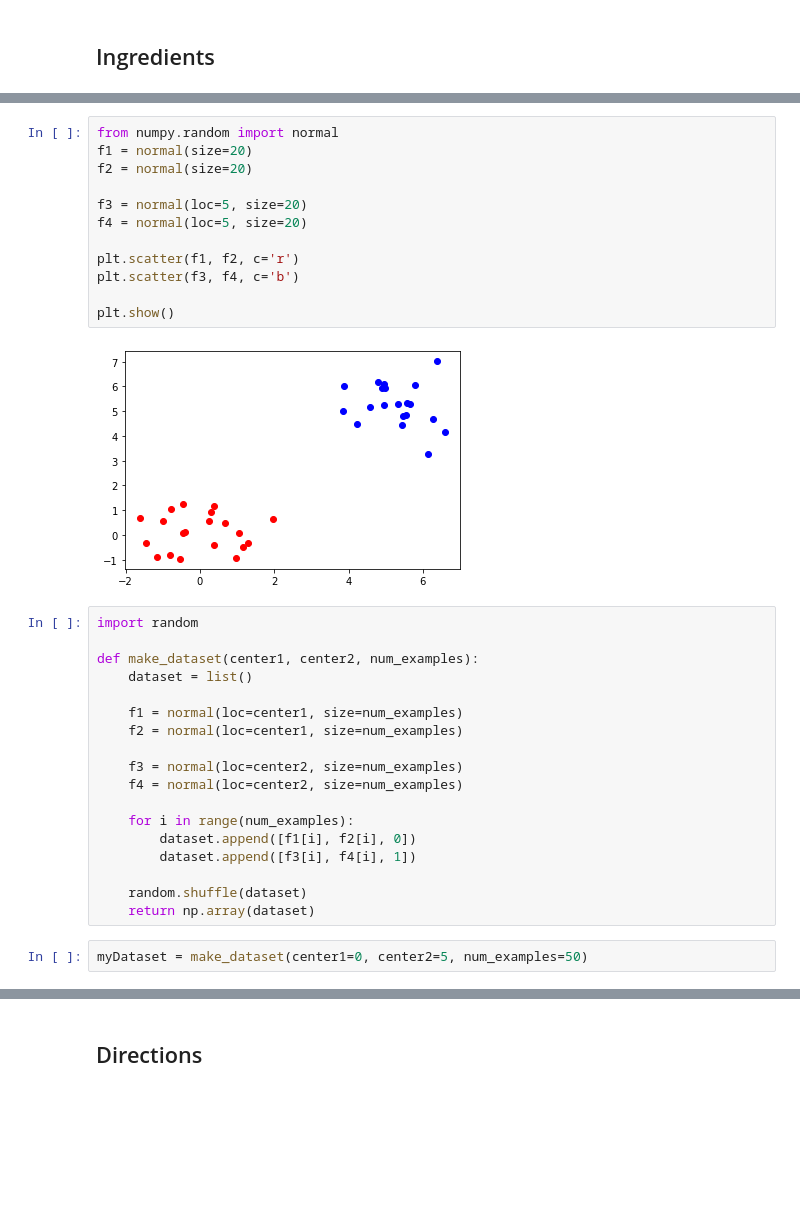
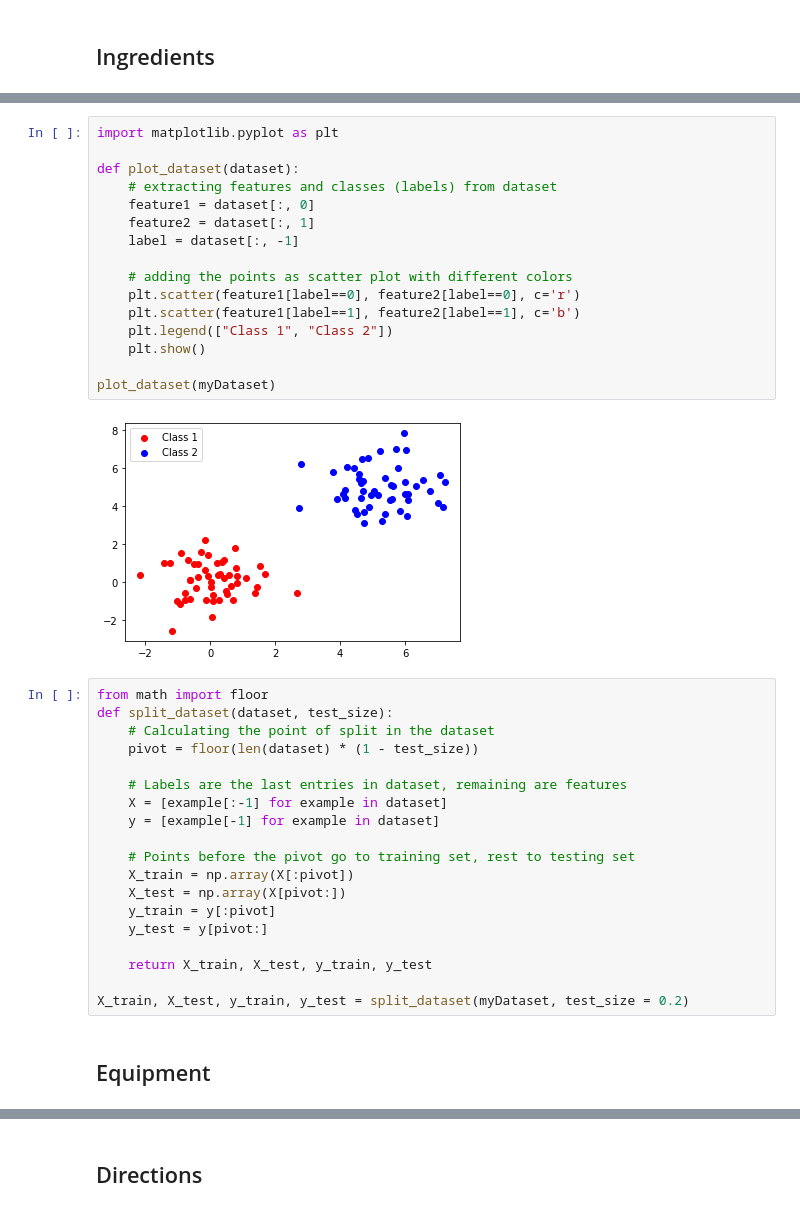
Before and after one commit to Leonardo-daVinci/ML-Cookbook, a Jupyter notebook: Perceptron-scratch.ipynb, the cells around one changed output, grey strips where cells are left out. Saved outputs shown, nothing was run; the diff lists cells and outputs as text; blank space fills up the shorter version.

```diff
--- a/Perceptron-scratch.ipynb
+++ b/Perceptron-scratch.ipynb
@@ -44,35 +38,40 @@ plt.show()
 # %%
-from numpy.random import normal
-f1 = normal(size=20)
-f2 = normal(size=20)
+import matplotlib.pyplot as plt
 
-f3 = normal(loc=5, size=20)
-f4 = normal(loc=5, size=20)
+def plot_dataset(dataset):
+    # extracting features and classes (labels) from dataset
+    feature1 = dataset[:, 0]
+    feature2 = dataset[:, 1]
+    label = dataset[:, -1]
 
-plt.scatter(f1, f2, c='r')
-plt.scatter(f3, f4, c='b')
+    # adding the points as scatter plot with different colors
+    plt.scatter(feature1[label==0], feature2[label==0], c='r')
+    plt.scatter(feature1[label==1], feature2[label==1], c='b')
+    plt.legend(["Class 1", "Class 2"])
+    plt.show()
 
-plt.show()
+plot_dataset(myDataset)
 # %% [output]
-[figure, old version]
+[figure, new version]
 # %%
-import random
+from math import floor
+def split_dataset(dataset, test_size):
+    # Calculating the point of split in the dataset
+    pivot = floor(len(dataset) * (1 - test_size))
 
-def make_dataset(center1, center2, num_examples):
-    dataset = list()
+    # Labels are the last entries in dataset, remaining are features
+    X = [example[:-1] for example in dataset]
+    y = [example[-1] for example in dataset]
 
-    f1 = normal(loc=center1, size=num_examples)
-    f2 = normal(loc=center1, size=num_examples)
+    # Points before the pivot go to training set, rest to testing set
+    X_train = np.array(X[:pivot])
+    X_test = np.array(X[pivot:])
+    y_train = y[:pivot]
+    y_test = y[pivot:]
 
-    f3 = normal(loc=center2, size=num_examples)
-    f4 = normal(loc=center2, size=num_examples)
+    return X_train, X_test, y_train, y_test
 
-    for i in range(num_examples):
-        dataset.append([f1[i], f2[i], 0])
-        dataset.append([f3[i], f4[i], 1])
-
-    random.shuffle(dataset)
-    return np.array(dataset)
+X_train, X_test, y_train, y_test = split_dataset(myDataset, test_size = 0.2)
-# %%
-myDataset = make_dataset(center1=0, center2=5, num_examples=50)
+# %% [markdown]
+## Equipment
 # %%
```
Also changed, not shown: parts of 12 cells of this notebook.
